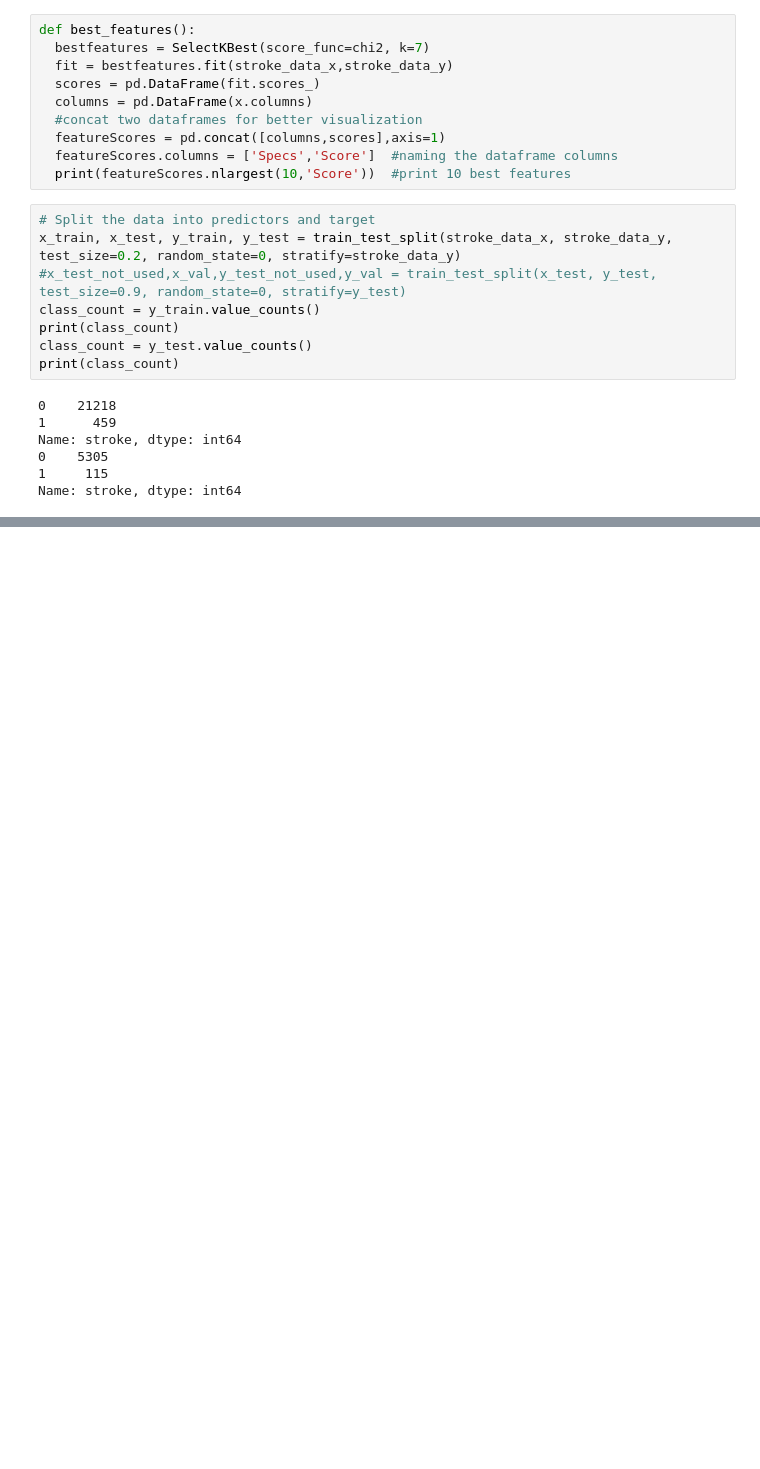
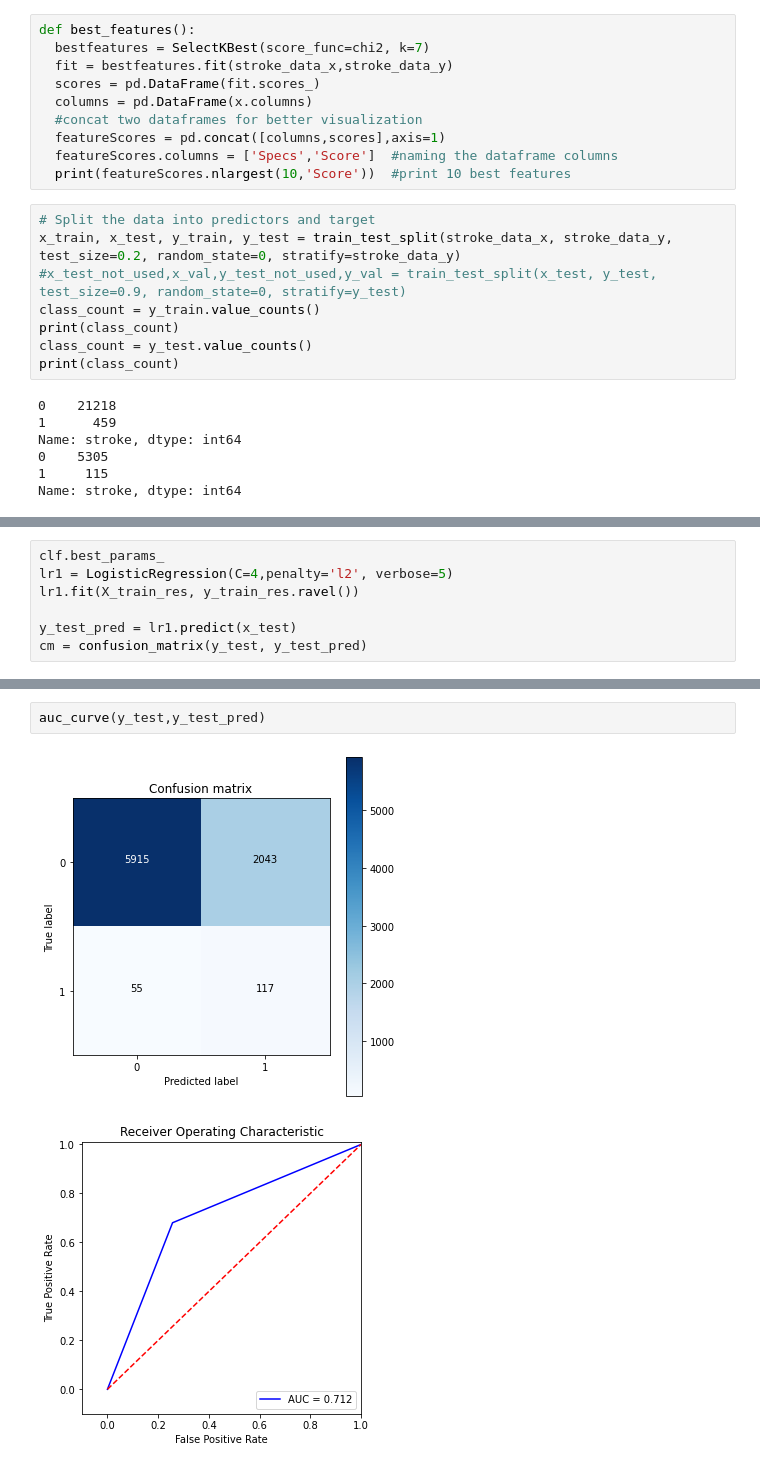
Before and after one commit to Manu-Anand/tf_certfication, a Jupyter notebook: stroke_ds.ipynb, the cells around one changed output, grey strips where cells are left out. Saved outputs shown, nothing was run; the diff lists cells and outputs as text; blank space fills up the shorter version.

```diff
--- a/stroke_ds.ipynb
+++ b/stroke_ds.ipynb
@@ -405,0 +351,7 @@ weighted avg       0.97      0.46      0.61      3011
+# %%
+clf.best_params_
+lr1 = LogisticRegression(C=4,penalty='l2', verbose=5)
+lr1.fit(X_train_res, y_train_res.ravel())
+
+y_test_pred = lr1.predict(x_test)
+cm = confusion_matrix(y_test, y_test_pred)
@@ -405,0 +362,5 @@ weighted avg       0.97      0.46      0.61      3011
+# %%
+auc_curve(y_test,y_test_pred)
+# %% [output]
+[figure, added]
+[figure, added]
```
Also changed, not shown: parts of 10 cells of this notebook.
